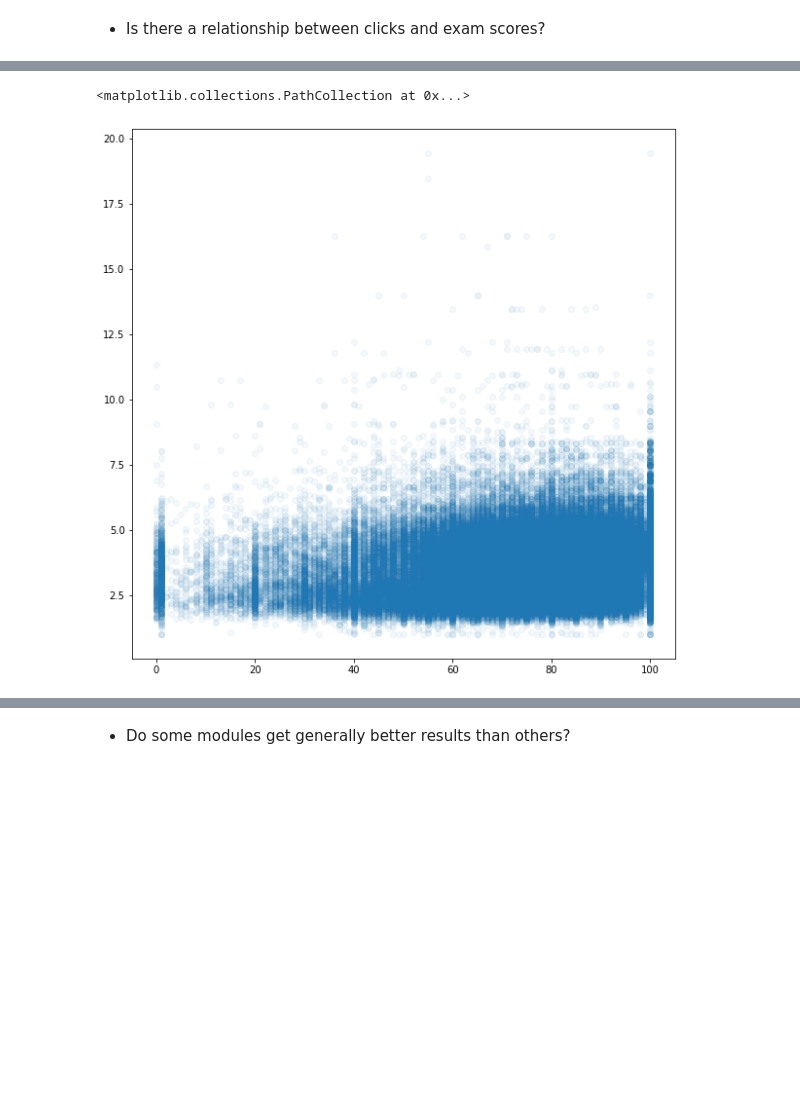
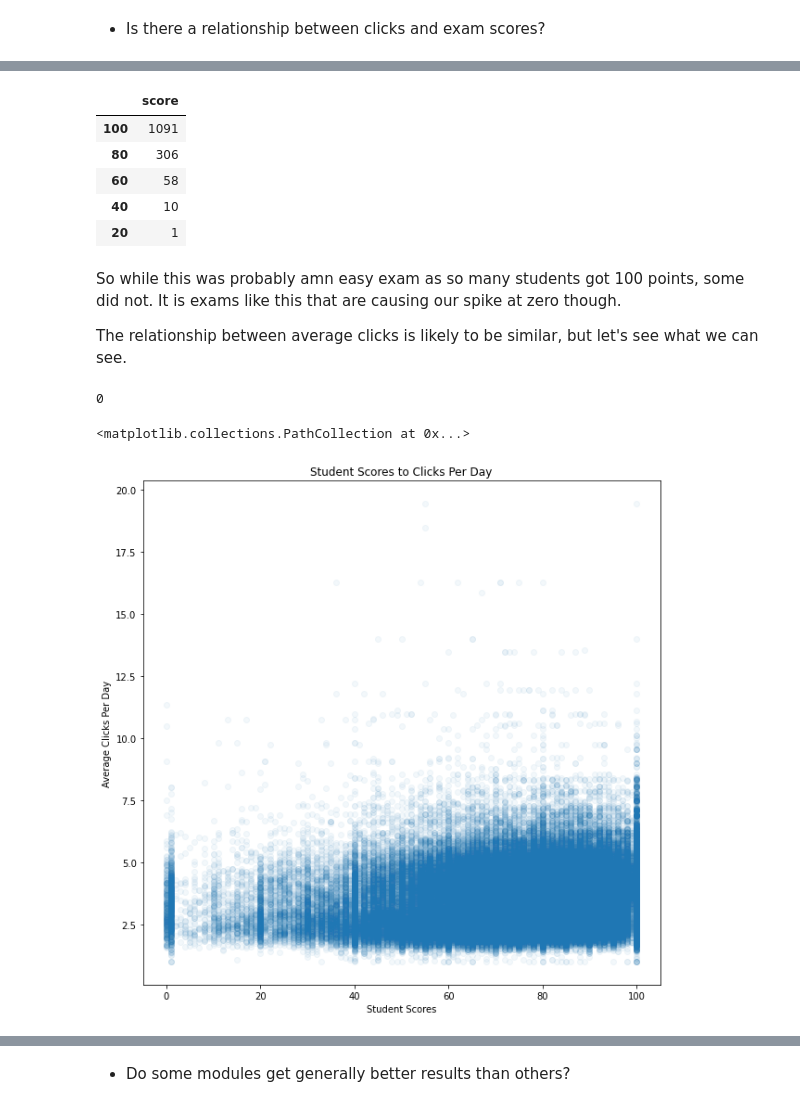
Before and after one commit to freyjagarner/Student-Data-Analysis, a Jupyter notebook: Capstone/Analysis.ipynb, the cells around one changed output, grey strips where cells are left out. Drawn from its saved outputs; the diff is of its cells as text; code cells hidden in the pictures; blank space fills up the shorter version.

```diff
--- a/Capstone/Analysis.ipynb
+++ b/Capstone/Analysis.ipynb
@@ -268,6 +298,34 @@ merged_assessments['sum_click'].max()
+# %%
+dataframe(not_na_clicks[not_na_clicks['id_assessment'] =='15003'].sort_values('score')['score'].value_counts())
+# %% [output]
+|  | score |
+| 100 | 1091 |
+| 80 | 306 |
+| 60 | 58 |
+| 40 | 10 |
+| 20 | 1 |
+# %% [markdown]
+So while this was probably amn easy exam as so many students got 100 points, some did not. It is exams like this that are causing our spike at zero though.
+
+The relationship between average clicks is likely to be similar, but let's see what we can see.
+# %%
+# checking that there are no exams that are all the same score
+all_same_score = []
+for i,r in assessments.iterrows():
+    if r['id_assessment'] not in missing_exams['id_assessment'].values:
+        temp_df = not_na_clicks[not_na_clicks['id_assessment'] == r['id_assessment']]
+        temp_df.drop_duplicates(subset='score')
+        if temp_df.empty:
+            all_same_score.append(r['id_assessment'])
+len(all_same_score)
+# %% [output]
+0
 # %%
 plt.figure(figsize=(10, 10))
+plt.title('Student Scores to Clicks Per Day')
+plt.xlabel("Student Scores")
+plt.ylabel("Average Clicks Per Day")
 plt.scatter(data=not_na_clicks, y='avg_click', x='score', alpha=.05)
 # %% [output]
 <matplotlib.collections.PathCollection at 0x...>
-[figure, old version]
+[figure, new version]
```
Also changed, not shown: parts of 53 cells of this notebook.
